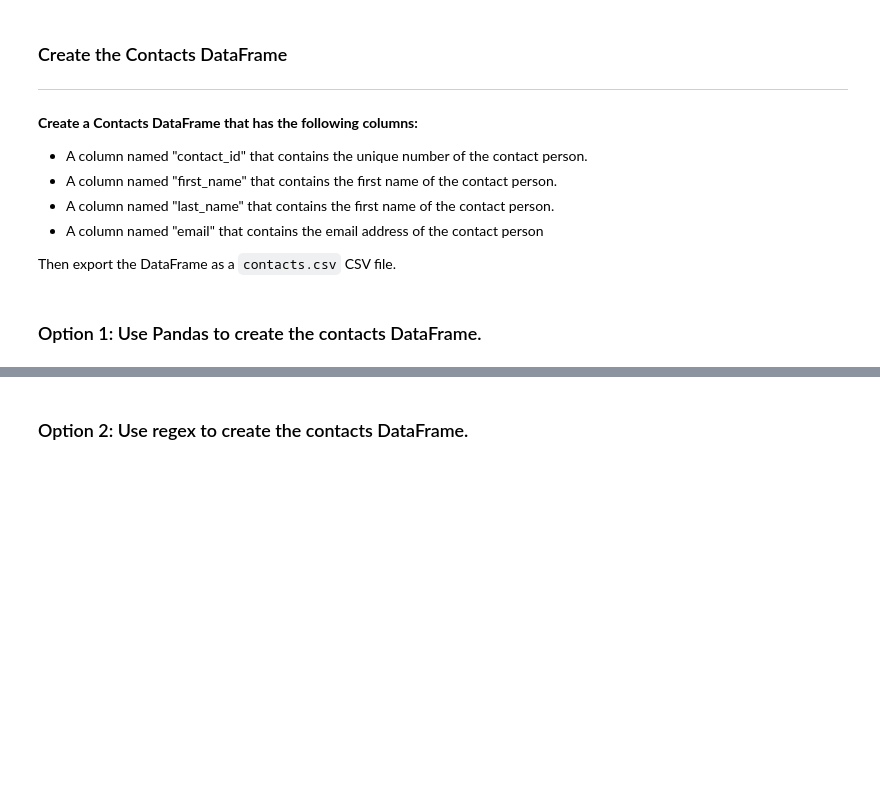
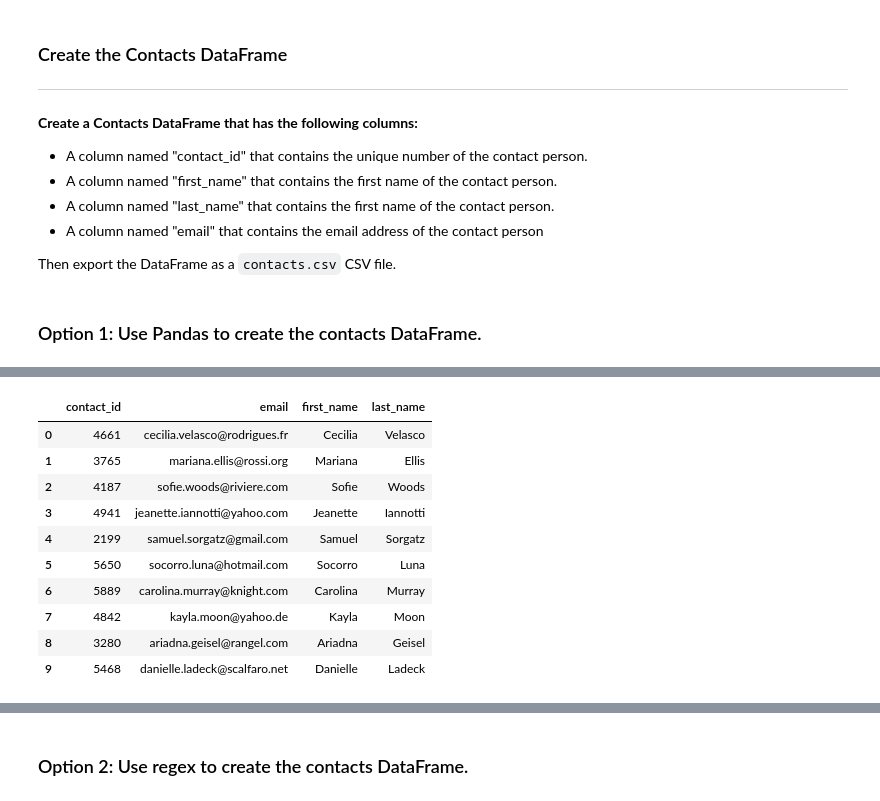
Before and after one commit to andrewplane/Crowdfunding_ETL, a Jupyter notebook: ETL_Mini_Project_MPhillips_ALane.ipynb, the cells around one changed output, grey strips where cells are left out. Saved outputs shown, nothing was run; the diff lists cells and outputs as text; code cells hidden in the pictures; blank space fills up the shorter version.

```diff
--- a/ETL_Mini_Project_MPhillips_ALane.ipynb
+++ b/ETL_Mini_Project_MPhillips_ALane.ipynb
@@ -294,6 +294,8 @@ Then export the DataFrame as a `contacts.csv` CSV file.
 import json
 dict_values = []
 
+for i, row in contact_info_df.iterrows():
+    dict_values.append(row.to_dict())
 
 # Print out the list of values for each row.
 print(dict_values)
@@ -301,0 +304,25 @@ print(dict_values)
+# %%
+values = []
+column_names = []
+
+#  2. Iterate through the DataFrame.
+for i, row in contact_info_df.iterrows():
+    data = row[0]
+
+    # Convert each row to a Python dictionary.
+    converted_data = json.loads(data)
+
+    # Use a list comprehension to get the keys from the converted data.
+    columns = [k for k,v in converted_data.items()]
+
+    # Use a list comprehension to get the values for each row.
+    row_values = [v for k, v in converted_data.items()]
+
+    # Append the keys and list values to the lists created in step 1.
+    column_names.append(columns)
+    values.append(row_values)
+
+# Print out the keys and list of values for each row.
+print(column_names[0])
+print()
+print(values)
@@ -302,3 +333,5 @@ print(dict_values)
 # %%
 # Create a contact_info DataFrame and add each list of values, i.e., each row
 # to the 'contact_id', 'name', 'email' columns.
+contact_info = pd.DataFrame(values, columns=column_names[0])
+contact_info.head(10)
@@ -307,7 +364,22 @@ print(dict_values)
 # %%
 # Create a "first"name" and "last_name" column with the first and last names from the "name" column.
-
+contact_info['first_name'] = contact_info['name'].str.extract(r'(\w{1,}\s)')
+contact_info['last_name'] = contact_info['name'].str.extract(r'(\s\w{1,})')
 
 # Drop the contact_name column
+contact_info.drop(columns='name', inplace=True)
+contact_info.head(10)
+# %% [output]
+|  | contact_id | email | first_name | last_name |
+| 0 | 4661 | cecilia.velasco@rodrigues.fr | Cecilia | Velasco |
+| 1 | 3765 | mariana.ellis@rossi.org | Mariana | Ellis |
+| 2 | 4187 | sofie.woods@riviere.com | Sofie | Woods |
+| 3 | 4941 | jeanette.iannotti@yahoo.com | Jeanette | Iannotti |
+| 4 | 2199 | samuel.sorgatz@gmail.com | Samuel | Sorgatz |
+| 5 | 5650 | socorro.luna@hotmail.com | Socorro | Luna |
+| 6 | 5889 | carolina.murray@knight.com | Carolina | Murray |
+| 7 | 4842 | kayla.moon@yahoo.de | Kayla | Moon |
+| 8 | 3280 | ariadna.geisel@rangel.com | Ariadna | Geisel |
+| 9 | 5468 | danielle.ladeck@scalfaro.net | Danielle | Ladeck |
 # %%
 # Reorder the columns
```
Also changed, not shown: parts of 11 cells of this notebook.
